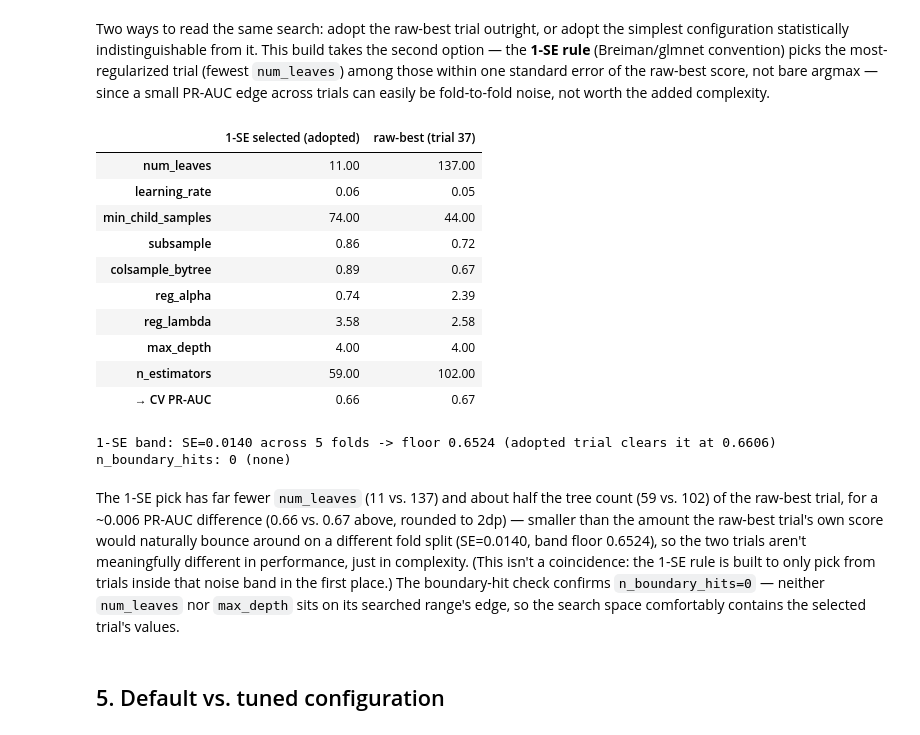
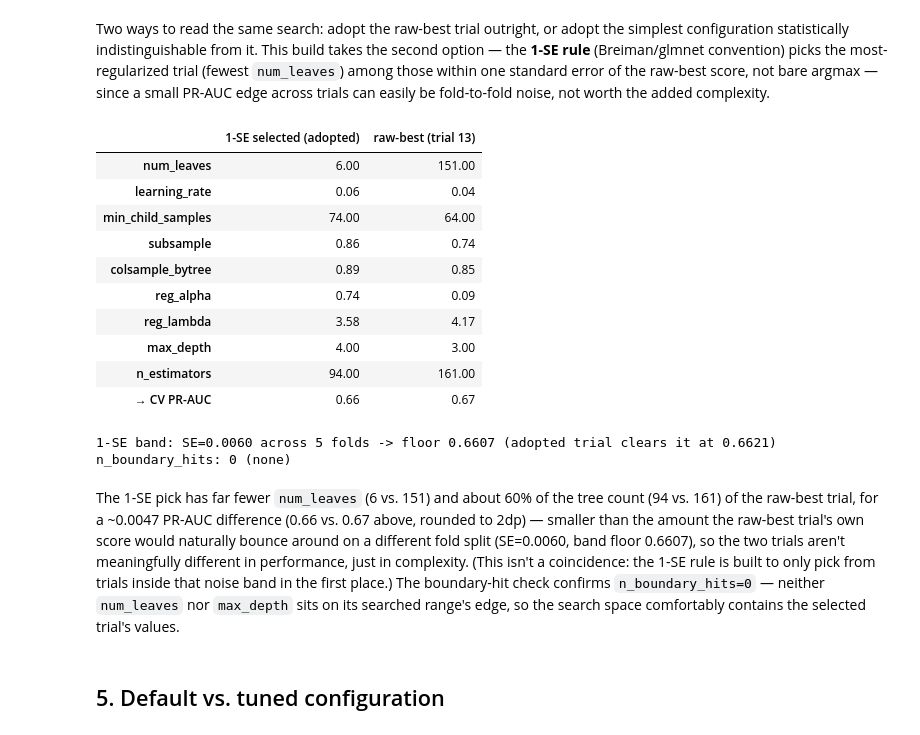
Before and after one commit to Ampofowaa/TelcoChurn_PortfolioProject, a Jupyter notebook: notebooks/03c-hyperparameter-tuning.ipynb, the cells around one changed output. Saved outputs shown, nothing was run; the diff lists cells and outputs as text; code cells hidden in the pictures.

```diff
--- a/notebooks/03c-hyperparameter-tuning.ipynb
+++ b/notebooks/03c-hyperparameter-tuning.ipynb
@@ -240,47 +244,47 @@ Two ways to read the same search: adopt the raw-best trial outright, or adopt th
 # %%
 training_manifest_path = mlflow.artifacts.download_artifacts(run_id=parent_run_id, artifact_path="training_manifest.json")
 training_manifest = json.load(open(training_manifest_path))
-selected_params = training_manifest["hyperparameters"]
+selected_params = training_manifest["tuning_summary"]["selected_hyperparameters"]
 tuning_summary = training_manifest["tuning_summary"]
 
 raw_best_row = completed.loc[completed["value"].idxmax()]
 assert int(raw_best_row["number"]) == tuning_summary["raw_best_trial_number"], (
     "the raw-best trial reconstructed from child runs above doesn't match "
     "training_manifest.json's tuning_summary — the MLflow child-run pull is stale "
     "against the run that actually produced this manifest."
 )
 
 compare_df = pd.DataFrame(
     {
-        "1-SE selected (adopted)": {k: selected_params[k] for k in distributions} | {"n_estimators": selected_params["n_estimators"], "→ CV PR-AUC": training_manifest["cv_pr_auc_mean"]},
+        "1-SE selected (adopted)": {k: selected_params[k] for k in distributions} | {"n_estimators": selected_params["n_estimators"], "→ CV PR-AUC": tuning_summary["selected_cv_pr_auc"]},
         "raw-best (trial %d)" % (int(raw_best_row["number"]) + 1): {k: float(raw_best_row[k]) for k in distributions} | {"n_estimators": float(raw_best_row["n_estimators_median"]), "→ CV PR-AUC": float(raw_best_row["value"])},
     }
 )
 display(compare_df.style.format("{:.2f}").set_properties(
     subset=pd.IndexSlice[["→ CV PR-AUC"], :], **{"font-weight": "bold", "border-top": "2px solid"}
 ))
 
-print(f"1-SE band: SE={tuning_summary['se']:.4f} across {int(cfg.tuning.cv_folds)} folds -> floor {tuning_summary['band_floor']:.4f} (adopted trial clears it at {float(training_manifest['cv_pr_auc_mean']):.4f})")
+print(f"1-SE band: SE={tuning_summary['se']:.4f} across {int(cfg.tuning.cv_folds)} folds -> floor {tuning_summary['band_floor']:.4f} (adopted trial clears it at {float(tuning_summary['selected_cv_pr_auc']):.4f})")
 
 boundary_hits = tuning_summary["boundary_hits"]
 hit_params = [k for k, v in boundary_hits.items() if v]
 print(f"n_boundary_hits: {len(hit_params)}" + (f" ({', '.join(hit_params)})" if hit_params else " (none)"))
 # %% [output]
-|  | 1-SE selected (adopted) | raw-best (trial 37) |
-| num_leaves | 11.00 | 137.00 |
-| learning_rate | 0.06 | 0.05 |
-| min_child_samples | 74.00 | 44.00 |
-| subsample | 0.86 | 0.72 |
-| colsample_bytree | 0.89 | 0.67 |
-| reg_alpha | 0.74 | 2.39 |
-| reg_lambda | 3.58 | 2.58 |
-| max_depth | 4.00 | 4.00 |
-| n_estimators | 59.00 | 102.00 |
+|  | 1-SE selected (adopted) | raw-best (trial 13) |
+| num_leaves | 6.00 | 151.00 |
+| learning_rate | 0.06 | 0.04 |
+| min_child_samples | 74.00 | 64.00 |
+| subsample | 0.86 | 0.74 |
+| colsample_bytree | 0.89 | 0.85 |
+| reg_alpha | 0.74 | 0.09 |
+| reg_lambda | 3.58 | 4.17 |
+| max_depth | 4.00 | 3.00 |
+| n_estimators | 94.00 | 161.00 |
 | → CV PR-AUC | 0.66 | 0.67 |
-1-SE band: SE=0.0140 across 5 folds -> floor 0.6524 (adopted trial clears it at 0.6606)
+1-SE band: SE=0.0060 across 5 folds -> floor 0.6607 (adopted trial clears it at 0.6621)
 n_boundary_hits: 0 (none)
 # %% [markdown]
-The 1-SE pick has far fewer `num_leaves` (11 vs. 137) and about half the tree count (59 vs. 102) of the raw-best trial, for a ~0.006 PR-AUC difference (0.66 vs. 0.67 above, rounded to 2dp) — smaller than the amount the raw-best trial's own score would naturally bounce around on a different fold split (SE=0.0140, band floor 0.6524), so the two trials aren't meaningfully different in performance, just in complexity. (This isn't a coincidence: the 1-SE rule is built to only pick from trials inside that noise band in the first place.) The boundary-hit check confirms `n_boundary_hits=0` — neither `num_leaves` nor `max_depth` sits on its searched range's edge, so the search space comfortably contains the selected trial's values.
+The 1-SE pick has far fewer `num_leaves` (6 vs. 151) and about 60% of the tree count (94 vs. 161) of the raw-best trial, for a ~0.0047 PR-AUC difference (0.66 vs. 0.67 above, rounded to 2dp) — smaller than the amount the raw-best trial's own score would naturally bounce around on a different fold split (SE=0.0060, band floor 0.6607), so the two trials aren't meaningfully different in performance, just in complexity. (This isn't a coincidence: the 1-SE rule is built to only pick from trials inside that noise band in the first place.) The boundary-hit check confirms `n_boundary_hits=0` — neither `num_leaves` nor `max_depth` sits on its searched range's edge, so the search space comfortably contains the selected trial's values.
 # %% [markdown]
 ## 5. Default vs. tuned configuration
 # %% [markdown]
```
Also changed, not shown: parts of 20 cells of this notebook, 43 other files.
